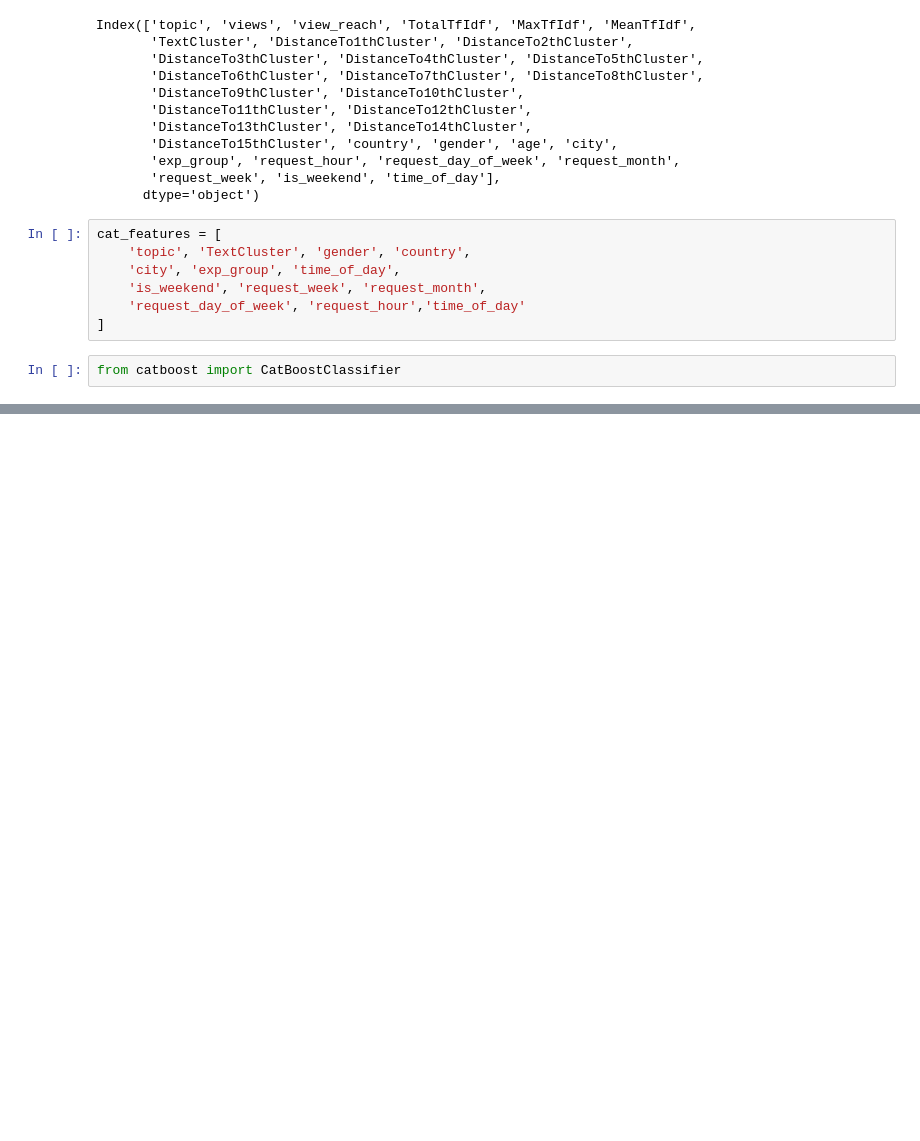
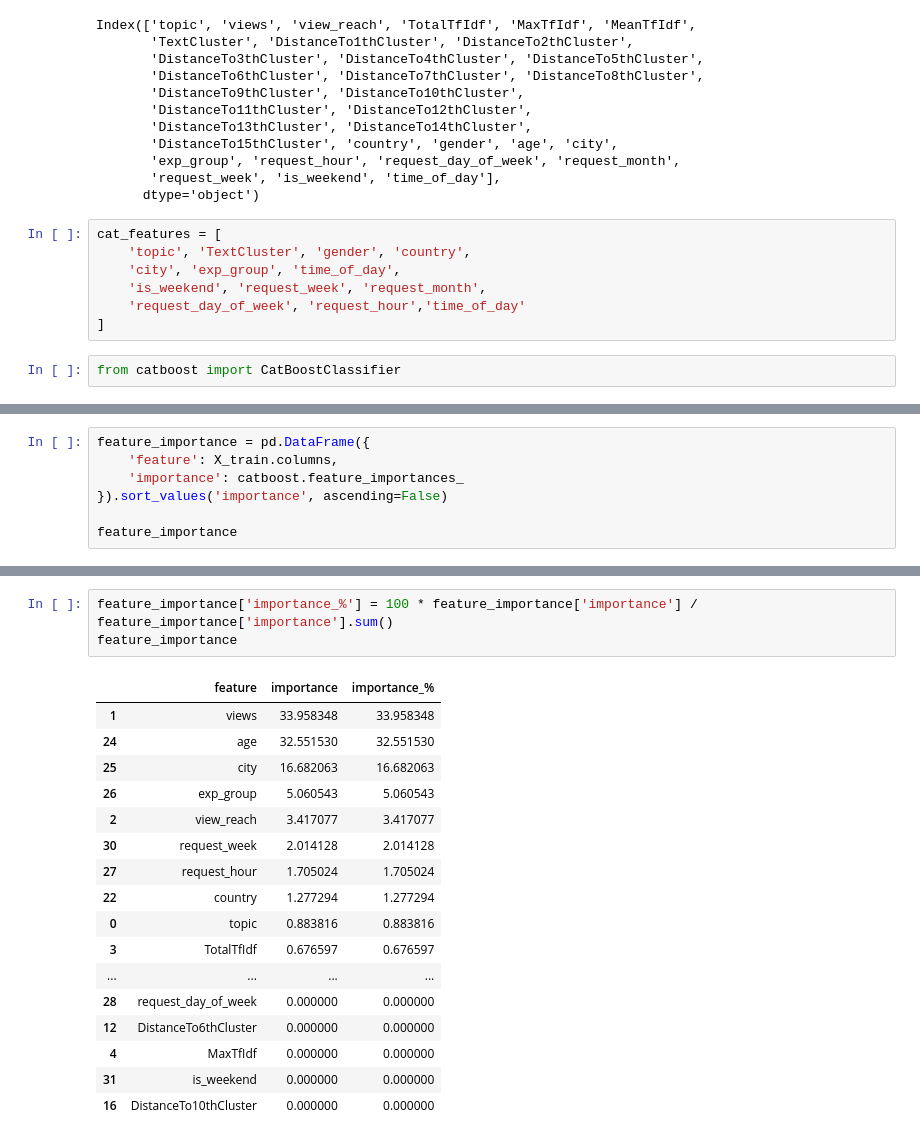
Before and after one commit to okulova99/social-media-recommender, a Jupyter notebook: notebooks/training.ipynb, the cells around one changed output, grey strips where cells are left out. Cells and saved outputs as stored; diff of their text form; blank space fills up the shorter version.

```diff
--- a/notebooks/training.ipynb
+++ b/notebooks/training.ipynb
@@ -342,0 +311,7 @@ array([[0.75398533, 0.24601467],
+# %%
+feature_importance = pd.DataFrame({
+    'feature': X_train.columns,
+    'importance': catboost.feature_importances_
+}).sort_values('importance', ascending=False)
+
+feature_importance
@@ -342,0 +336,21 @@ array([[0.75398533, 0.24601467],
+# %%
+feature_importance['importance_%'] = 100 * feature_importance['importance'] / feature_importance['importance'].sum()
+feature_importance
+# %% [output]
+|  | feature | importance | importance_% |
+| 1 | views | 33.958348 | 33.958348 |
+| 24 | age | 32.551530 | 32.551530 |
+| 25 | city | 16.682063 | 16.682063 |
+| 26 | exp_group | 5.060543 | 5.060543 |
+| 2 | view_reach | 3.417077 | 3.417077 |
+| 30 | request_week | 2.014128 | 2.014128 |
+| 27 | request_hour | 1.705024 | 1.705024 |
+| 22 | country | 1.277294 | 1.277294 |
+| 0 | topic | 0.883816 | 0.883816 |
+| 3 | TotalTfIdf | 0.676597 | 0.676597 |
+| ... | ... | ... | ... |
+| 28 | request_day_of_week | 0.000000 | 0.000000 |
+| 12 | DistanceTo6thCluster | 0.000000 | 0.000000 |
+| 4 | MaxTfIdf | 0.000000 | 0.000000 |
+| 31 | is_weekend | 0.000000 | 0.000000 |
+| 16 | DistanceTo10thCluster | 0.000000 | 0.000000 |
```
Also changed, not shown: parts of 36 cells of this notebook.
